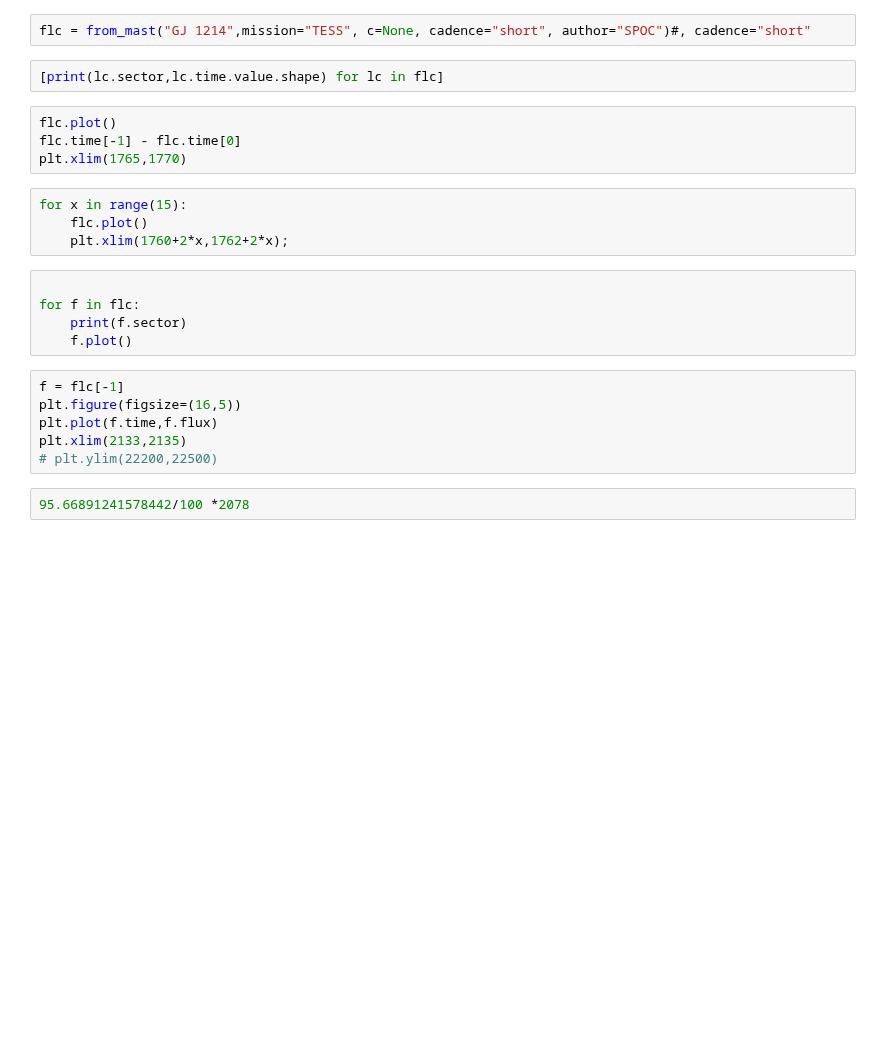
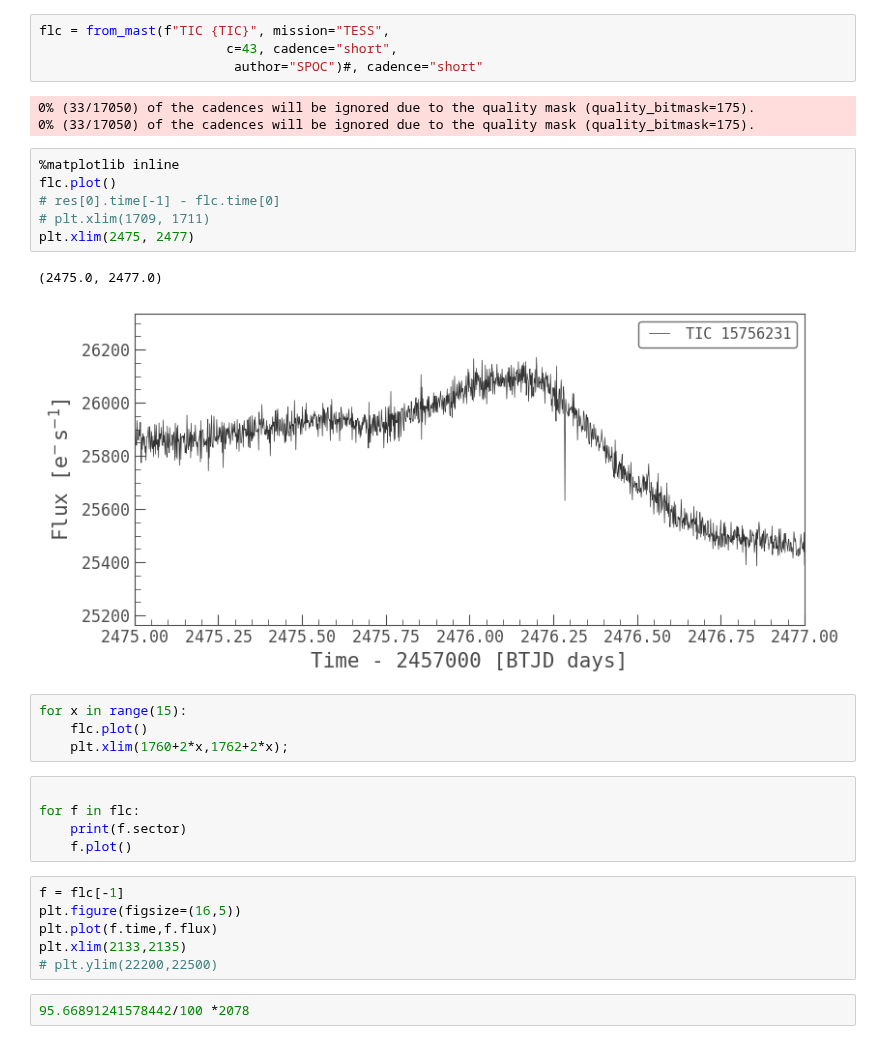
Before and after one commit to ekaterinailin/flaring-spi, a Jupyter notebook: notebooks/TOOL_explore_targets.ipynb, the cells around one changed output. Saved outputs shown, nothing was run; the diff lists cells and outputs as text; blank space fills up the shorter version.

```diff
--- a/notebooks/TOOL_explore_targets.ipynb
+++ b/notebooks/TOOL_explore_targets.ipynb
@@ -8,11 +55,19 @@ search_lightcurvefile("Kepler-1809")
 # %%
-flc = from_mast("GJ 1214",mission="TESS", c=None, cadence="short", author="SPOC")#, cadence="short"
+flc = from_mast(f"TIC {TIC}", mission="TESS",
+                        c=43, cadence="short",
+                         author="SPOC")#, cadence="short"
+# %% [output]
+0% (33/17050) of the cadences will be ignored due to the quality mask (quality_bitmask=175).
+0% (33/17050) of the cadences will be ignored due to the quality mask (quality_bitmask=175).
-# %%
-[print(lc.sector,lc.time.value.shape) for lc in flc]
 # %%
+%matplotlib inline
 flc.plot()
-flc.time[-1] - flc.time[0]
-plt.xlim(1765,1770)
+# res[0].time[-1] - flc.time[0]
+# plt.xlim(1709, 1711)
+plt.xlim(2475, 2477)
+# %% [output]
+(2475.0, 2477.0)
+[figure, added]
 # %%
 for x in range(15):
     flc.plot()
```
Also changed, not shown: parts of 5 cells of this notebook, 3 other files.
